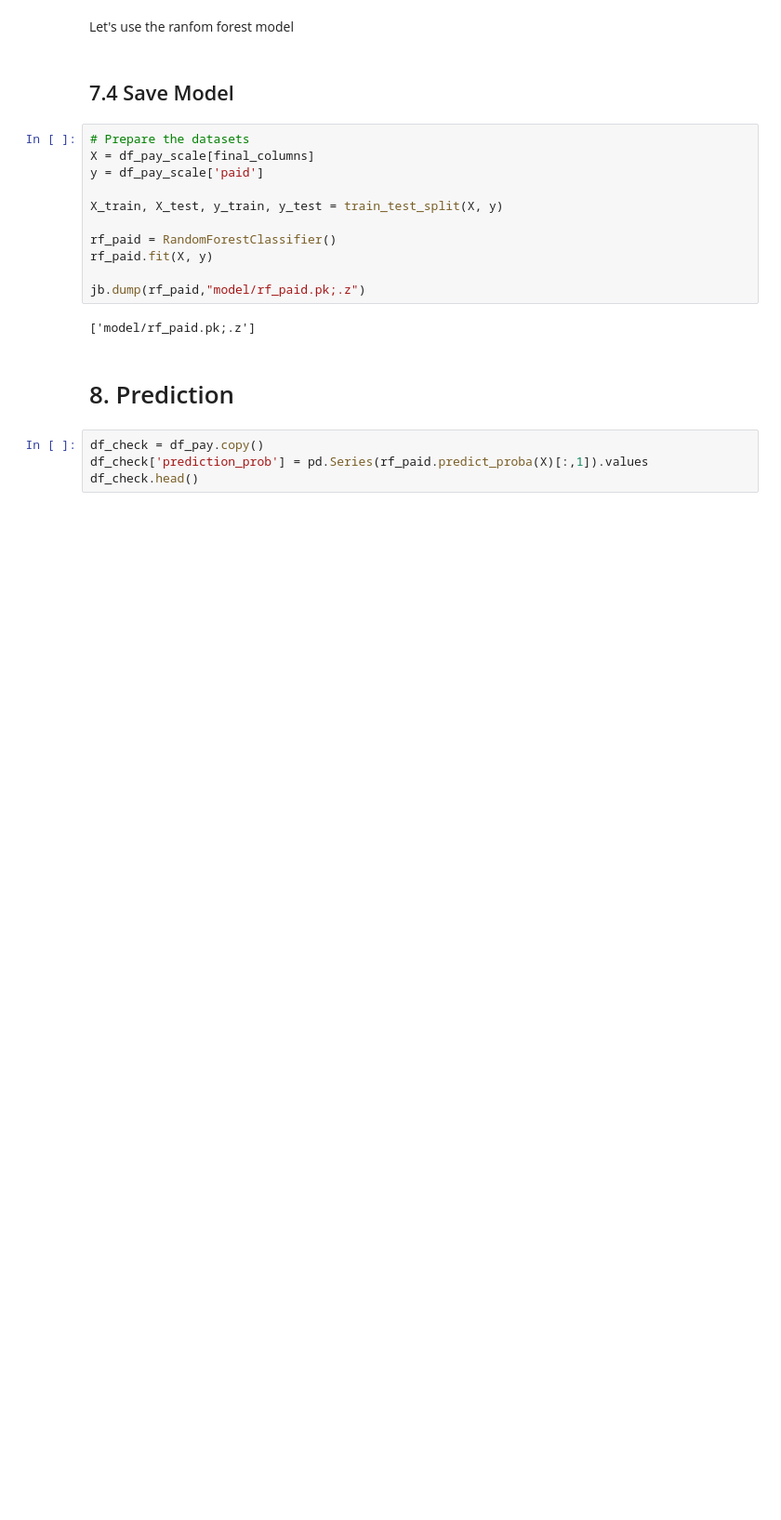
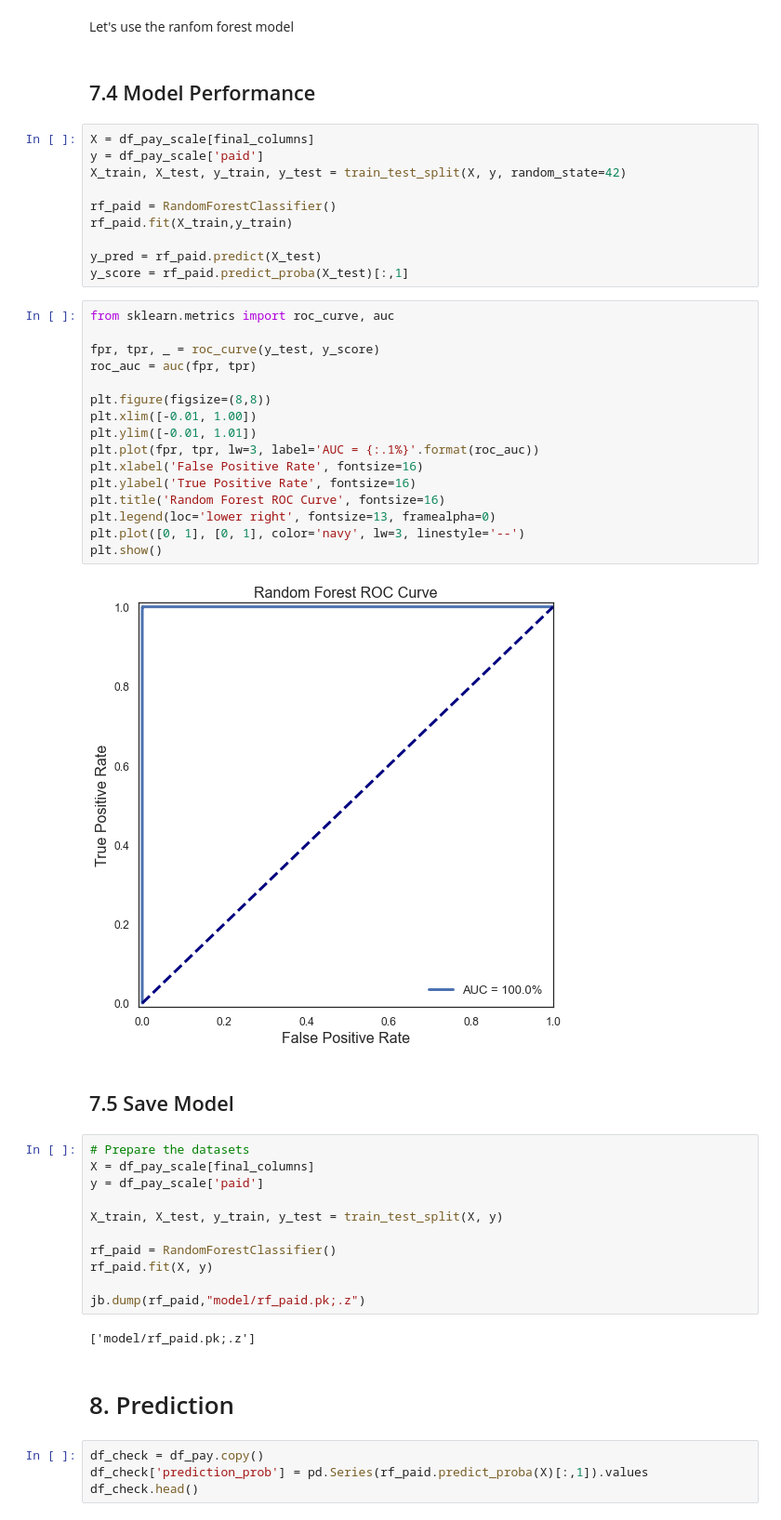
Before and after one commit to henriqueumeda/Property-Maintenance-Blight-Ticket-Fines, a Jupyter notebook: Property Maintenance Blight Ticket Fines.ipynb, the cells around one changed output. Shown at 93% size. Drawn from its saved outputs; the diff is of its cells as text; blank space fills up the shorter version.

```diff
--- a/Property Maintenance Blight Ticket Fines.ipynb
+++ b/Property Maintenance Blight Ticket Fines.ipynb
@@ -2212,7 +2295,37 @@ Computational runtime of naive_bayes algorithm: 0.22 seconds
 # %% [markdown]
 Let's use the ranfom forest model
 # %% [markdown]
-## 7.4 Save Model <a class='anchor' id='7.4'></a>
+## 7.4 Model Performance <a class='anchor' id='7.4'></a>
+# %%
+X = df_pay_scale[final_columns]
+y = df_pay_scale['paid']
+X_train, X_test, y_train, y_test = train_test_split(X, y, random_state=42)
+
+rf_paid = RandomForestClassifier()
+rf_paid.fit(X_train,y_train)
+
+y_pred = rf_paid.predict(X_test)
+y_score = rf_paid.predict_proba(X_test)[:,1]
+# %%
+from sklearn.metrics import roc_curve, auc
+
+fpr, tpr, _ = roc_curve(y_test, y_score)
+roc_auc = auc(fpr, tpr)
+
+plt.figure(figsize=(8,8))
+plt.xlim([-0.01, 1.00])
+plt.ylim([-0.01, 1.01])
+plt.plot(fpr, tpr, lw=3, label='AUC = {:.1%}'.format(roc_auc))
+plt.xlabel('False Positive Rate', fontsize=16)
+plt.ylabel('True Positive Rate', fontsize=16)
+plt.title('Random Forest ROC Curve', fontsize=16)
+plt.legend(loc='lower right', fontsize=13, framealpha=0)
+plt.plot([0, 1], [0, 1], color='navy', lw=3, linestyle='--')
+plt.show()
+# %% [output]
+[figure, added]
+# %% [markdown]
+## 7.5 Save Model <a class='anchor' id='7.5'></a>
 # %%
 # Prepare the datasets
 X = df_pay_scale[final_columns]
```
Also changed, not shown: parts of 41 cells of this notebook, 31 other files.
